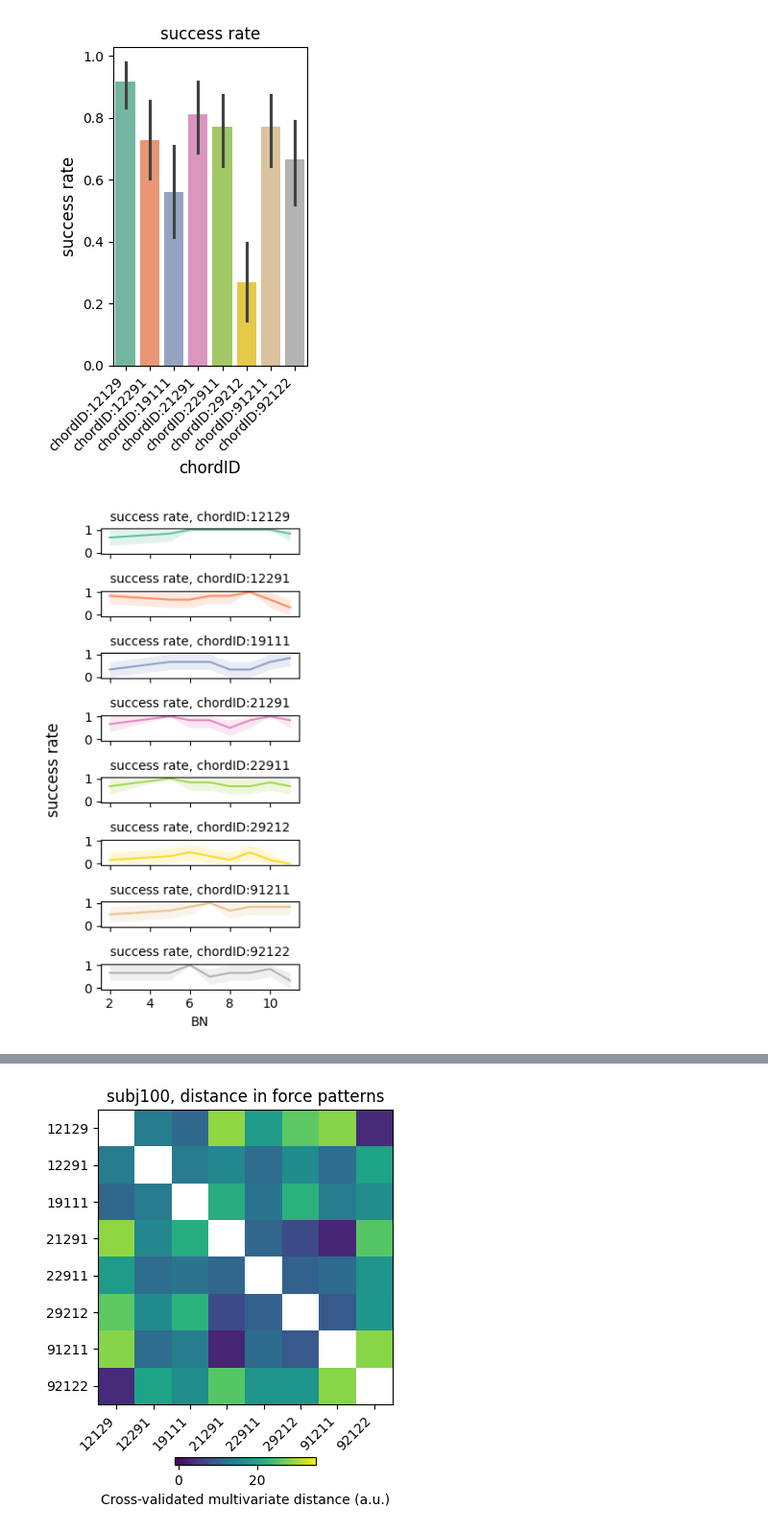
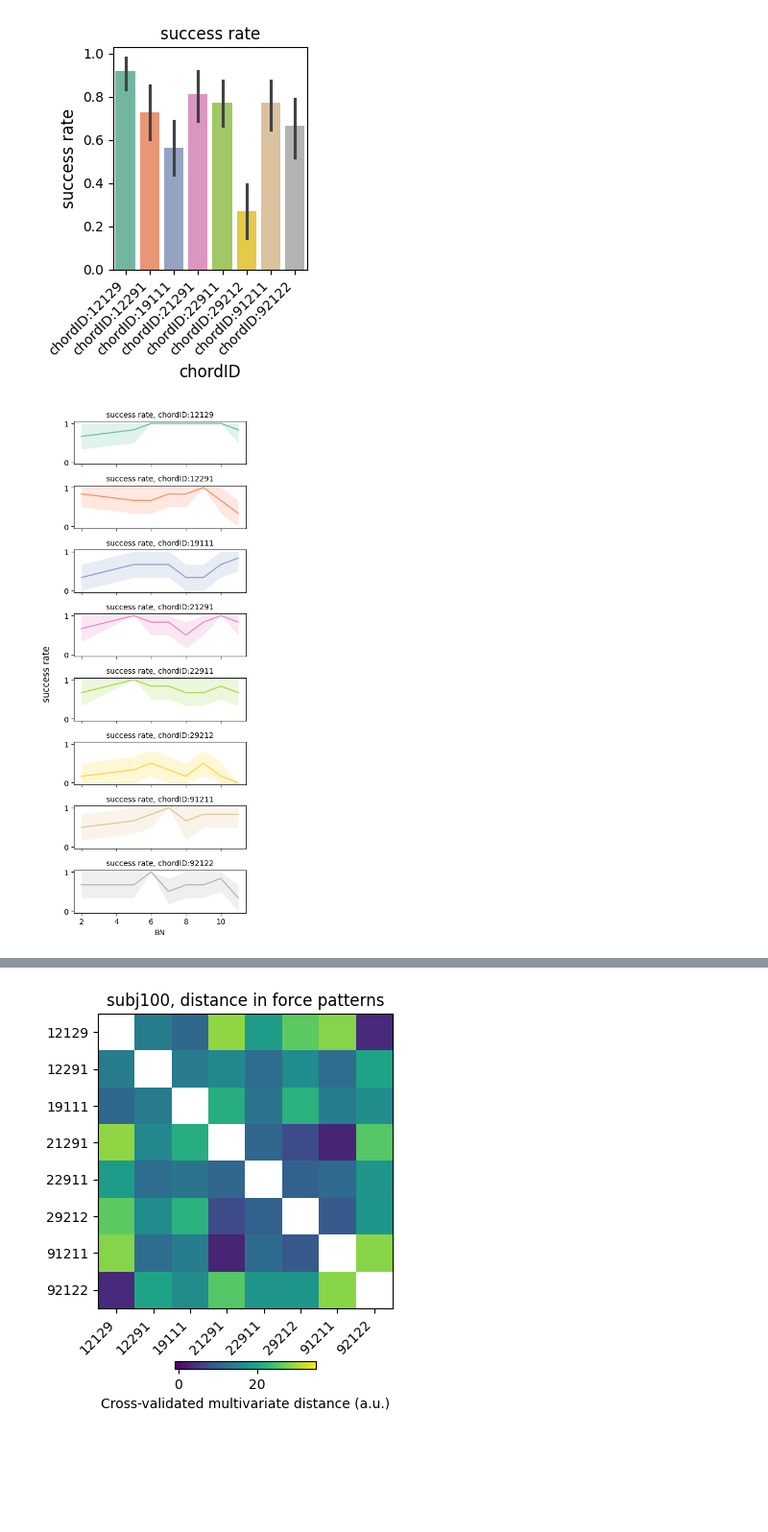
Before and after one commit to mnlmrc/extension-flexion-chords, a Jupyter notebook: efc4/notebooks/within_participant.ipynb, the cells around one changed output, grey strips where cells are left out. Shown at 96% size. Cells and saved outputs as stored; diff of their text form; code cells hidden in the pictures; blank space fills up the shorter version.

```diff
--- a/efc4/notebooks/within_participant.ipynb
+++ b/efc4/notebooks/within_participant.ipynb
@@ -39,24 +42,24 @@ fontsize = 12
 # %%
 experiment = 'efc4'
 sn = 100
 day = 1
 
 data = pd.read_csv(os.path.join(gl.baseDir, experiment, gl.behavDir, f'day{day}',f'subj{sn}', 'single_trial.tsv'), sep='\t')
 data['chordID'] = 'chordID:' + data['chordID'].astype(str)
 data['BN'] = data['BN'].astype(int)
 
-fig, axs = plt.subplots(figsize=(3, 5),)
+fig, axs = plt.subplots(figsize=(3, 4),)
 
 sns.barplot(data, ax=axs, x='chordID', y='trialPoint' , legend=None, order=sorted(data['chordID'].unique()), palette=gl.colour_mapping['glm1'].values())
 
 axs.set_title('success rate', fontsize=fontsize)
 axs.set_xlabel('chordID', fontsize=fontsize)
 axs.set_ylabel('success rate', fontsize=fontsize)
 axs.set_xticklabels(axs.get_xticklabels(), rotation=45, ha='right')
 
 fig.tight_layout()
 # %% [output]
-[figure, old version]
+[figure, new version]
 # %%
 import pandas as pd
 import seaborn as sns
@@ -70,7 +73,7 @@ data['chordID'] = data['chordID'].astype(str)
 data['chordID'] = 'chordID:' + data['chordID'].astype(str)
 data['BN'] = data['BN'].astype(int)
 
-fig, axs = plt.subplots(8, figsize=(3, 6), sharex=True, sharey=True)
+fig, axs = plt.subplots(8, figsize=(4, 10), sharex=True, sharey=True)
 
 for ch, chordID in enumerate(sorted(data['chordID'].unique())):
     sns.lineplot(data[data['chordID']==chordID], ax=axs[ch], x='BN', y='trialPoint' ,  legend=None,err_kws={'linewidth': 0}, color=
@@ -82,7 +85,7 @@ for ch, chordID in enumerate(sorted(data['chordID'].unique())):
 fig.supylabel('success rate', fontsize=fontsize)
 fig.tight_layout()
 # %% [output]
-[figure, old version]
+[figure, new version]
 # %%
 experiment = 'efc4'
 sn = 100
```
Also changed, not shown: parts of 4 cells of this notebook, 2 other files.
